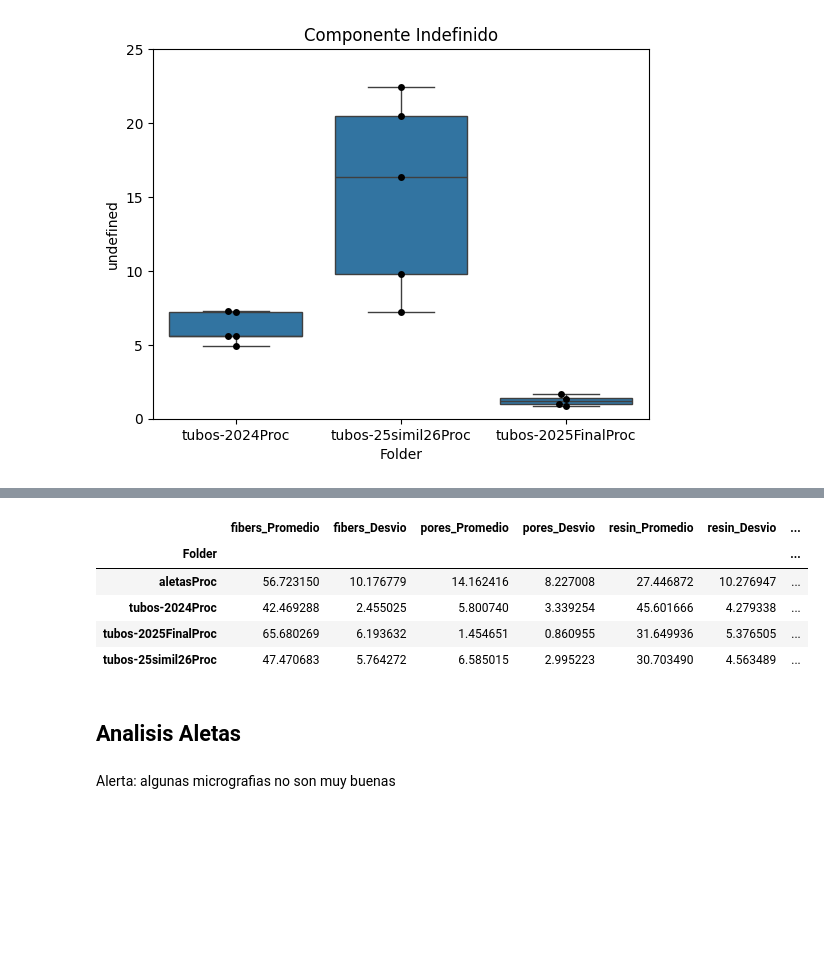
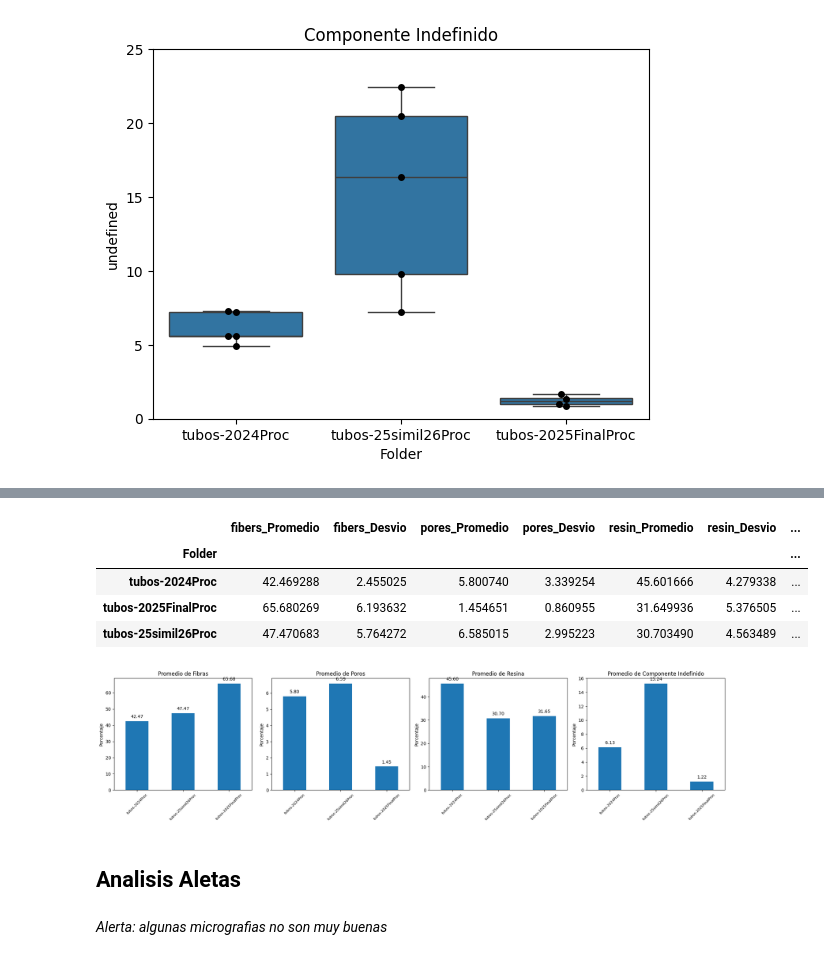
Before and after one commit to lneira19/micrography-imgpro, a Jupyter notebook: ProcesamientoMarzo2026/ProcMarzo2026.ipynb, the cells around one changed output, grey strips where cells are left out. Cells and saved outputs as stored; diff of their text form; code cells hidden in the pictures; blank space fills up the shorter version.

Commit message:
Terminado Analisis Porc Marzo 2026

```diff
--- a/ProcesamientoMarzo2026/ProcMarzo2026.ipynb
+++ b/ProcesamientoMarzo2026/ProcMarzo2026.ipynb
@@ -91,0 +96,2 @@ df = pd.concat(list_csvs, axis=0)
+# %%
+df = pd.read_csv('https://raw.githubusercontent.com/ichiP245/micrography-imgpro/refs/heads/main/ProcesamientoMarzo2026/Procesamiento%20Marzo%202026.csv')
@@ -135,25 +206,57 @@ plt.show()
 # %%
-df.groupby('Folder').agg(
+tubos.groupby('Folder').agg(
     fibers_Promedio=('fibers', 'mean'),
     fibers_Desvio=('fibers', 'std'),
     pores_Promedio=('pores', 'mean'),
     pores_Desvio=('pores', 'std'),
     resin_Promedio=('resin', 'mean'),
     resin_Desvio=('resin', 'std'),
     undefined_Promedio=('undefined', 'mean'),
     undefined_Desvio=('undefined', 'std')
 )
 # %% [output]
 |  | fibers_Promedio | fibers_Desvio | pores_Promedio | pores_Desvio | resin_Promedio | resin_Desvio | ... |
 | Folder |  |  |  |  |  |  | ... |
-| aletasProc | 56.723150 | 10.176779 | 14.162416 | 8.227008 | 27.446872 | 10.276947 | ... |
 | tubos-2024Proc | 42.469288 | 2.455025 | 5.800740 | 3.339254 | 45.601666 | 4.279338 | ... |
 | tubos-2025FinalProc | 65.680269 | 6.193632 | 1.454651 | 0.860955 | 31.649936 | 5.376505 | ... |
 | tubos-25simil26Proc | 47.470683 | 5.764272 | 6.585015 | 2.995223 | 30.703490 | 4.563489 | ... |
+# %%
+avg_components = tubos.groupby('Folder')[['fibers', 'pores', 'resin', 'undefined']].mean()
+
+# Define the desired order of folders
+desired_order = ['tubos-2024Proc', 'tubos-25simil26Proc', 'tubos-2025FinalProc']
+
+# Reindex the DataFrame to apply the desired order
+avg_components = avg_components.reindex(desired_order)
+
+fig, axs = plt.subplots(nrows=1, ncols=4, figsize=(20, 5), sharey=False)
+
+components = ['fibers', 'pores', 'resin', 'undefined']
+titles = ['Promedio de Fibras', 'Promedio de Poros', 'Promedio de Resina', 'Promedio de Componente Indefinido']
+
+for i, component in enumerate(components):
+    ax = avg_components[component].plot(kind='bar', ax=axs[i], rot=45)
+    axs[i].set_title(titles[i])
+    axs[i].set_xlabel('')
+    axs[i].set_ylabel('Porcentaje')
+    axs[i].tick_params(axis='x', labelsize=8) # Adjust x-axis label font size
+
+    # Add annotations on top of the bars
+    for p in ax.patches:
+        ax.annotate(f'{p.get_height():.2f}',
+                    (p.get_x() + p.get_width() / 2., p.get_height()),
+                    ha='center', va='center',
+                    xytext=(0, 10),
+                    textcoords='offset points')
+
+plt.tight_layout()
+plt.show()
+# %% [output]
+[figure, added]
 # %% [markdown]
 ## Analisis Aletas
 # %% [markdown]
-Alerta: algunas micrografias no son muy buenas
+*Alerta: algunas micrografias no son muy buenas*
 # %%
 aletas = df[df['Folder'].str.contains('aletas')]
 aletas
```
Also changed, not shown: parts of 17 cells of this notebook.
